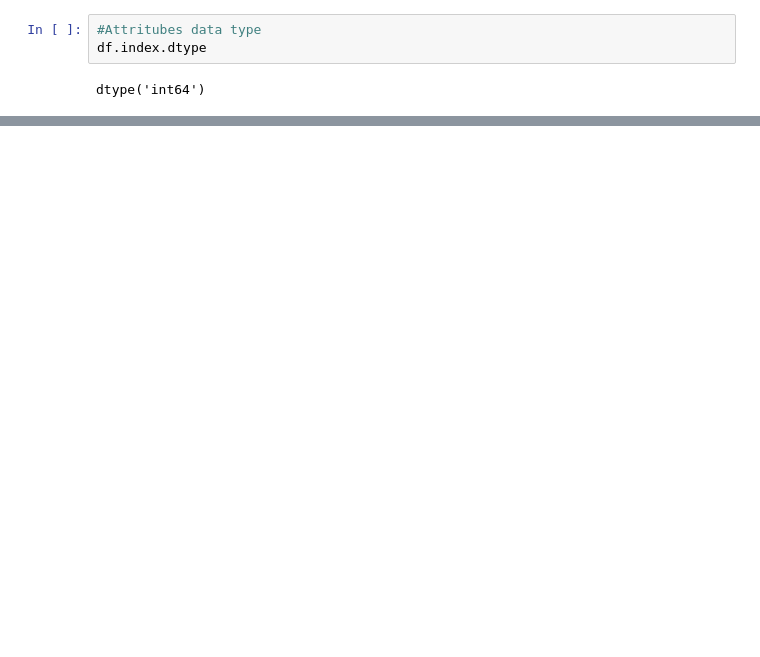
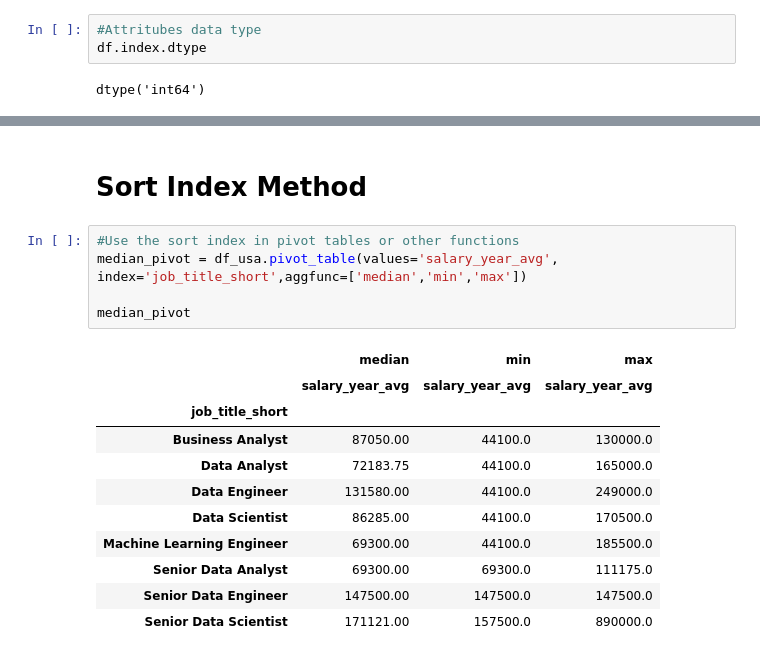
Before and after one commit to Silva-Adams/Conda_Data_Analysis, a Jupyter notebook: Anaconda_project/Advanced/5_Pandas_Index_Management.ipynb, the cells around one changed output, grey strips where cells are left out. Drawn from its saved outputs; the diff is of its cells as text; blank space fills up the shorter version.

```diff
--- a/Anaconda_project/Advanced/5_Pandas_Index_Management.ipynb
+++ b/Anaconda_project/Advanced/5_Pandas_Index_Management.ipynb
@@ -63,0 +105,19 @@ df_usa.head()
+# %% [markdown]
+# Sort Index Method
+# %%
+#Use the sort index in pivot tables or other functions
+median_pivot = df_usa.pivot_table(values='salary_year_avg', index='job_title_short',aggfunc=['median','min','max'])
+
+median_pivot
+# %% [output]
+|  | median | min | max |
+|  | salary_year_avg | salary_year_avg | salary_year_avg |
+| job_title_short |  |  |  |
+| Business Analyst | 87050.00 | 44100.0 | 130000.0 |
+| Data Analyst | 72183.75 | 44100.0 | 165000.0 |
+| Data Engineer | 131580.00 | 44100.0 | 249000.0 |
+| Data Scientist | 86285.00 | 44100.0 | 170500.0 |
+| Machine Learning Engineer | 69300.00 | 44100.0 | 185500.0 |
+| Senior Data Analyst | 69300.00 | 69300.0 | 111175.0 |
+| Senior Data Engineer | 147500.00 | 147500.0 | 147500.0 |
+| Senior Data Scientist | 171121.00 | 157500.0 | 890000.0 |
```
Also changed, not shown: parts of 9 cells of this notebook, 1 other file.
